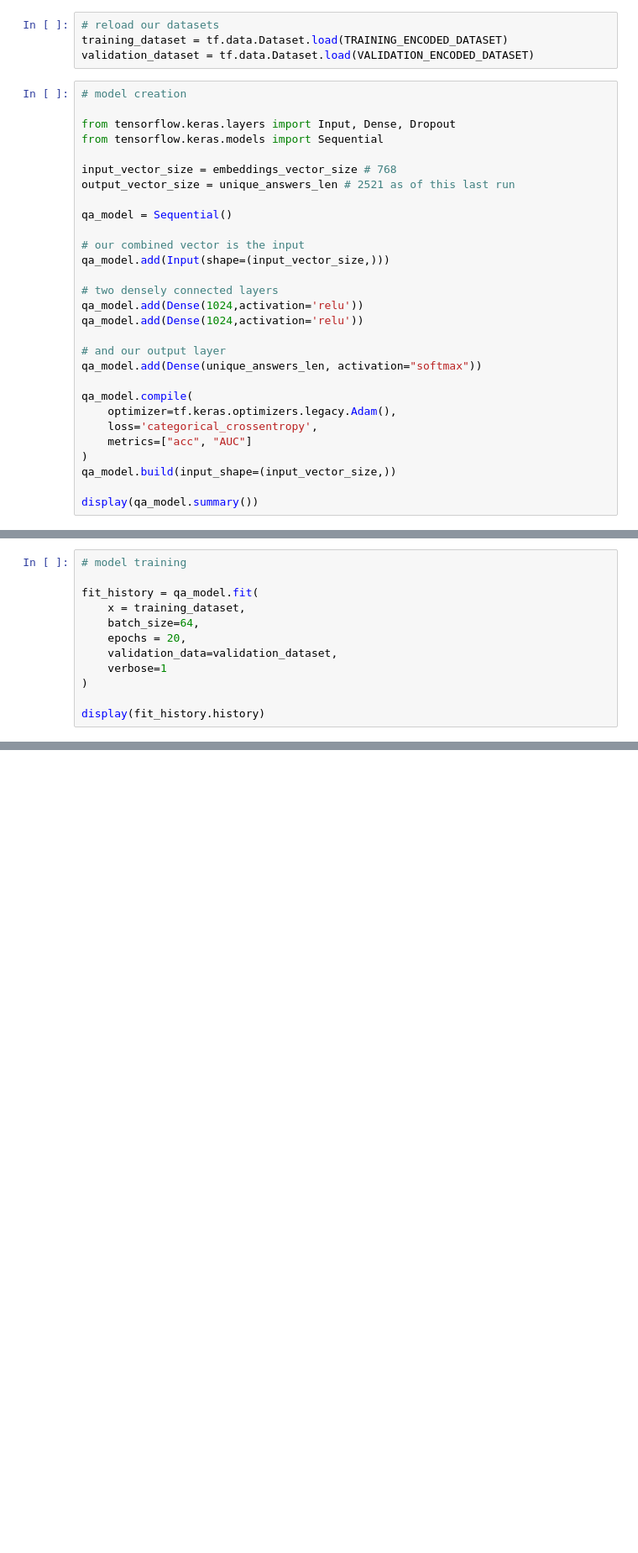
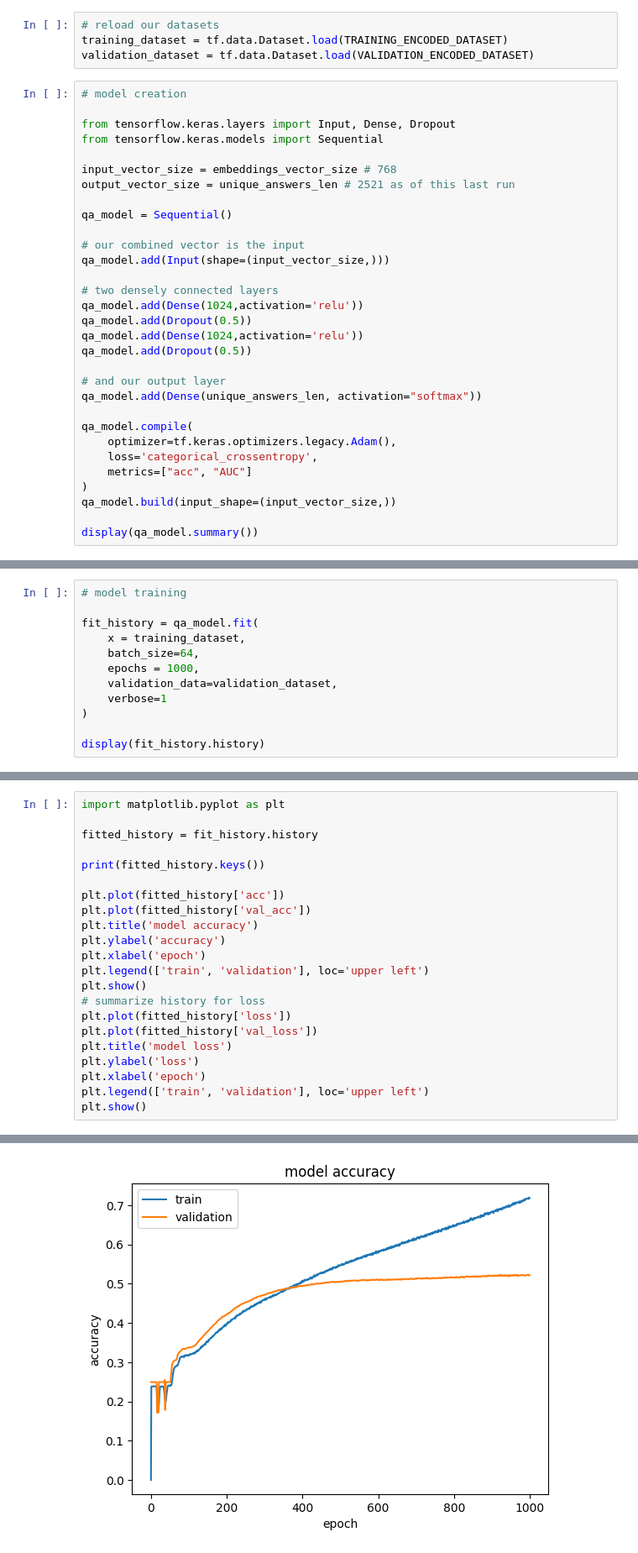
Before and after one commit to rllevy/MMAI-Bae, a Jupyter notebook: MMAI-894/Mark_Hoy/team_beta_force_go.ipynb, the cells around one changed output, grey strips where cells are left out. Shown at 84% size. Cells and saved outputs as stored; diff of their text form; blank space fills up the shorter version.

```diff
--- a/MMAI-894/Mark_Hoy/team_beta_force_go.ipynb
+++ b/MMAI-894/Mark_Hoy/team_beta_force_go.ipynb
@@ -286,7 +279,9 @@ qa_model.add(Input(shape=(input_vector_size,)))
 
 # two densely connected layers
 qa_model.add(Dense(1024,activation='relu'))
+qa_model.add(Dropout(0.5))
 qa_model.add(Dense(1024,activation='relu'))
+qa_model.add(Dropout(0.5))
 
 # and our output layer
 qa_model.add(Dense(unique_answers_len, activation="softmax"))
@@ -322,7 +321,7 @@ None
 fit_history = qa_model.fit(
     x = training_dataset,
     batch_size=64,
-    epochs = 20,
+    epochs = 1000,
     validation_data=validation_dataset,
     verbose=1
 )
@@ -365,0 +365,23 @@ Epoch 20/20
+# %%
+import matplotlib.pyplot as plt
+
+fitted_history = fit_history.history
+
+print(fitted_history.keys())
+
+plt.plot(fitted_history['acc'])
+plt.plot(fitted_history['val_acc'])
+plt.title('model accuracy')
+plt.ylabel('accuracy')
+plt.xlabel('epoch')
+plt.legend(['train', 'validation'], loc='upper left')
+plt.show()
+# summarize history for loss
+plt.plot(fitted_history['loss'])
+plt.plot(fitted_history['val_loss'])
+plt.title('model loss')
+plt.ylabel('loss')
+plt.xlabel('epoch')
+plt.legend(['train', 'validation'], loc='upper left')
+plt.show()
+# %% [output]
@@ -365,0 +389 @@ Epoch 20/20
+[figure, added]
```
Also changed, not shown: parts of 8 cells of this notebook.
